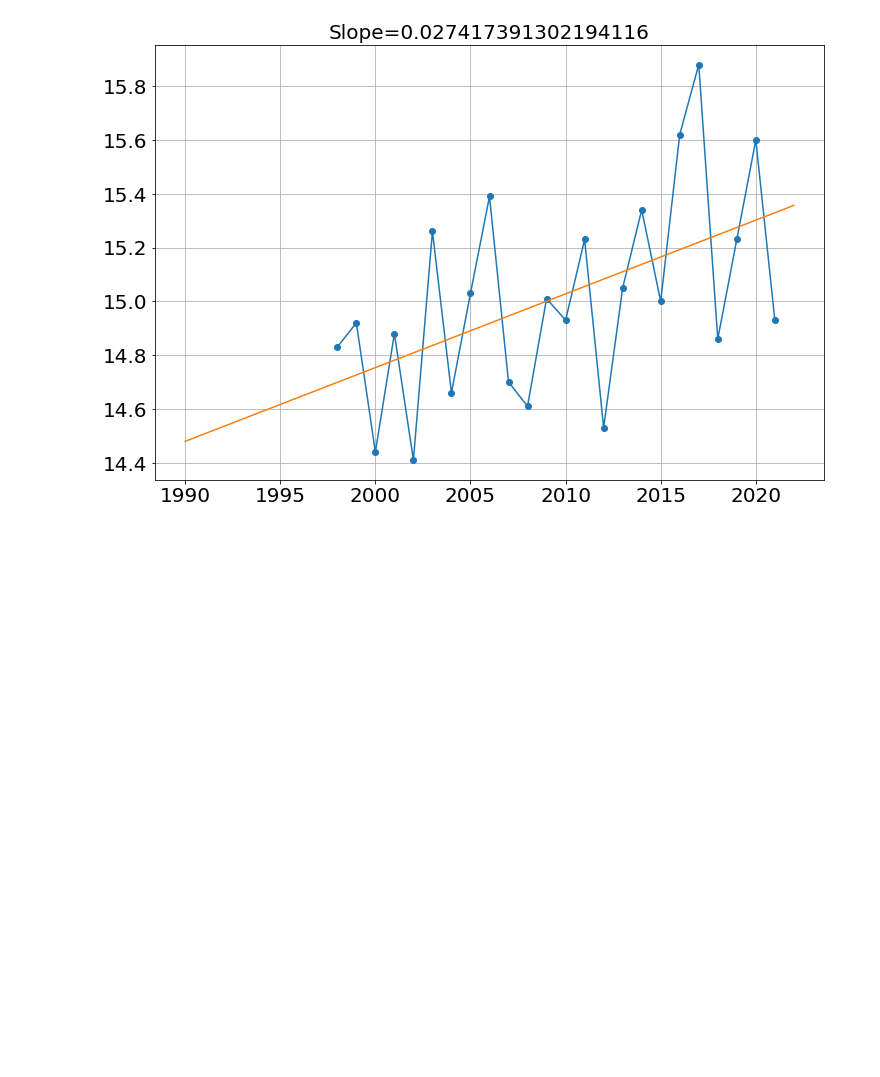
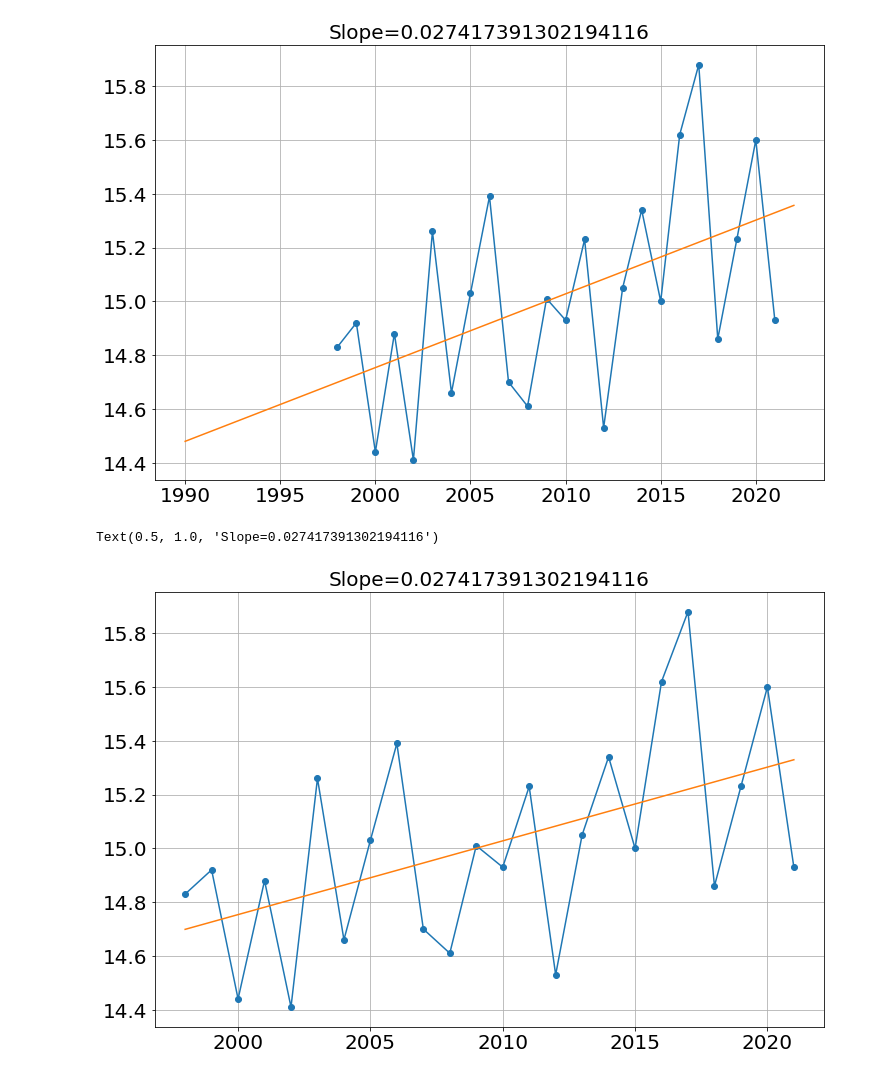
Before and after one commit to bblais/Computer-Programming-for-the-Sciences-Spring-2022, a Jupyter notebook: Sprint #3 - Parameter Fitting and Scientific Questions/2022-03-29 - Intro to Crichton Problem.ipynb, the cells around one changed output. Saved outputs shown, nothing was run; the diff lists cells and outputs as text; code cells hidden in the pictures; blank space fills up the shorter version.

```diff
--- a/Sprint #3 - Parameter Fitting and Scientific Questions/2022-03-29 - Intro to Crichton Problem.ipynb
+++ b/Sprint #3 - Parameter Fitting and Scientific Questions/2022-03-29 - Intro to Crichton Problem.ipynb
@@ -86,3 +86,13 @@ title(f'Slope={slope}')
 # %% [output]
 Text(0.5, 1.0, 'Slope=0.027417391302194116')
 [figure]
+# %%
+plot(x,y,'-o')
+
+x_fake=linspace(min(x),max(x),100)
+y_fake=result.eval(x=x_fake)
+plot(x_fake,y_fake,'-')
+title(f'Slope={slope}')
+# %% [output]
+Text(0.5, 1.0, 'Slope=0.027417391302194116')
+[figure, added]
```
Also changed, not shown: parts of 3 cells of this notebook, 1 other file.
